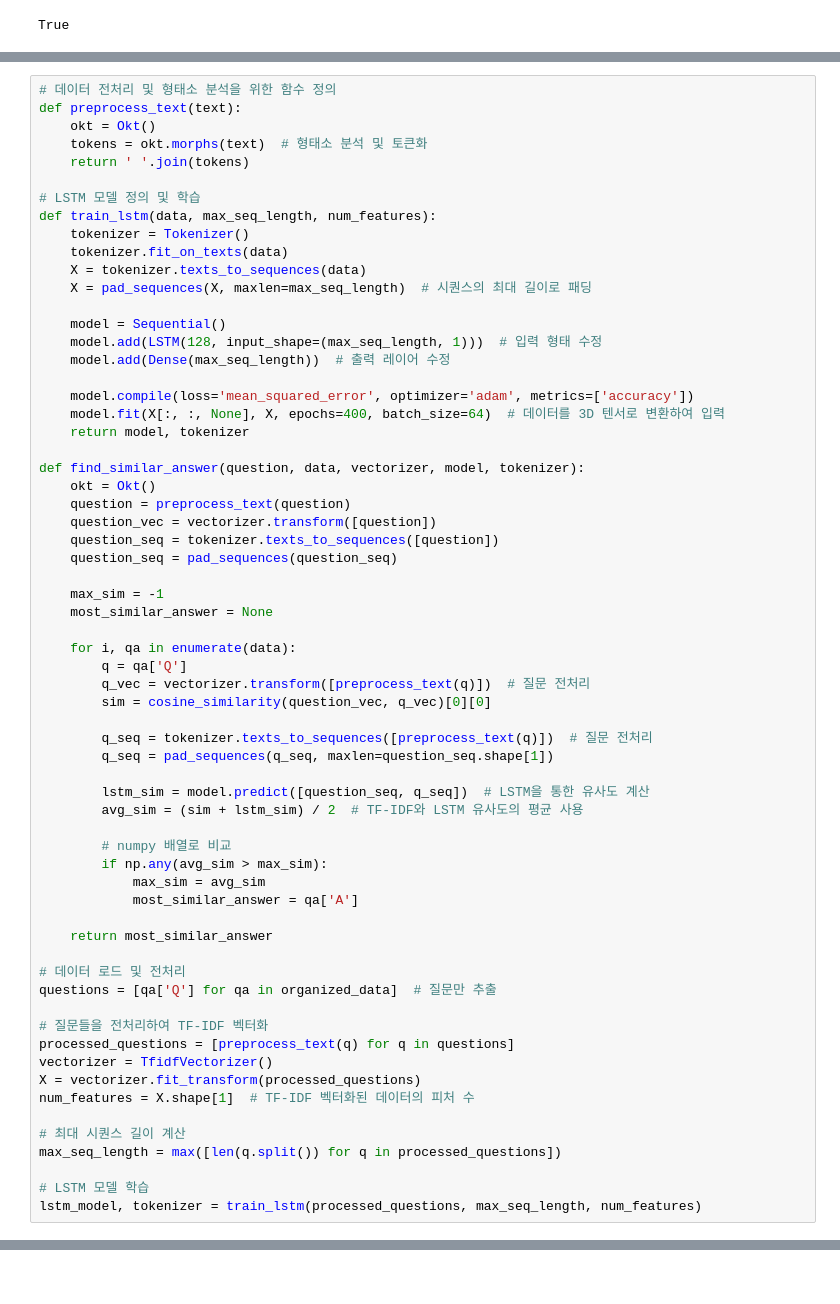
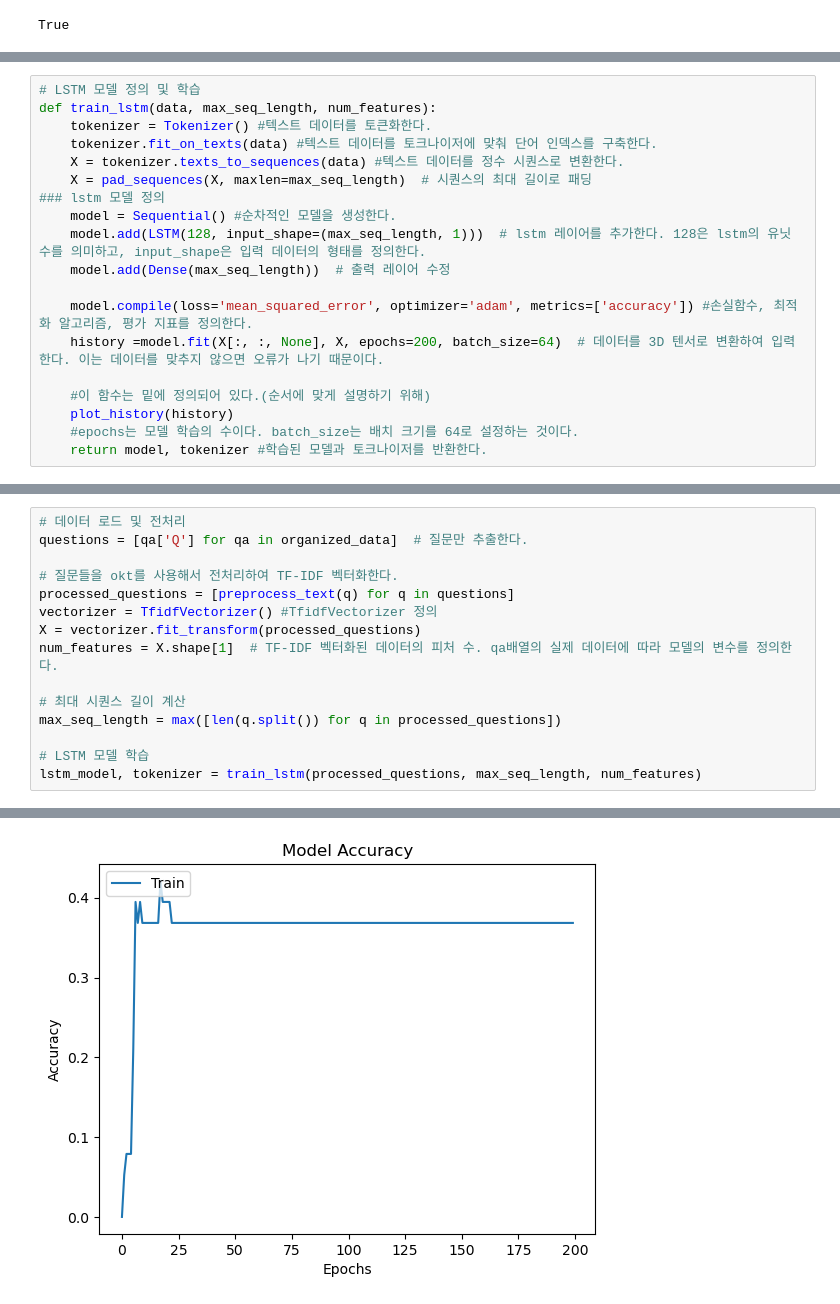
Before and after one commit to guraudrk/aikingsejong-python, a Jupyter notebook: WebcrawlingAndTokenize(2).ipynb, the cells around one changed output, grey strips where cells are left out. Drawn from its saved outputs; the diff is of its cells as text; blank space fills up the shorter version.

Commit message:
new commit(2024-06-07)
코드 설명, 개념 설명, 함수 설명을 마무리했다.
이제 말투 개선, lstm 모델 정확도 개선, 방학/2학기 계획을 추가하면 1학기 딥러닝 부분은 끝이 난다.

```diff
--- a/WebcrawlingAndTokenize(2).ipynb
+++ b/WebcrawlingAndTokenize(2).ipynb
@@ -229,0 +364,19 @@ True
+# %%
+# LSTM 모델 정의 및 학습
+def train_lstm(data, max_seq_length, num_features):
+    tokenizer = Tokenizer() #텍스트 데이터를 토큰화한다.
+    tokenizer.fit_on_texts(data) #텍스트 데이터를 토크나이저에 맞춰 단어 인덱스를 구축한다.
+    X = tokenizer.texts_to_sequences(data) #텍스트 데이터를 정수 시퀀스로 변환한다.
+    X = pad_sequences(X, maxlen=max_seq_length)  # 시퀀스의 최대 길이로 패딩
+### lstm 모델 정의
+    model = Sequential() #순차적인 모델을 생성한다.
+    model.add(LSTM(128, input_shape=(max_seq_length, 1)))  # lstm 레이어를 추가한다. 128은 lstm의 유닛 수를 의미하고, input_shape은 입력 데이터의 형태를 정의한다.
+    model.add(Dense(max_seq_length))  # 출력 레이어 수정
+
+    model.compile(loss='mean_squared_error', optimizer='adam', metrics=['accuracy']) #손실함수, 최적화 알고리즘, 평가 지표를 정의한다.
+    history =model.fit(X[:, :, None], X, epochs=200, batch_size=64)  # 데이터를 3D 텐서로 변환하여 입력한다. 이는 데이터를 맞추지 않으면 오류가 나기 때문이다.
+
+    #이 함수는 밑에 정의되어 있다.(순서에 맞게 설명하기 위해)
+    plot_history(history)
+    #epochs는 모델 학습의 수이다. batch_size는 배치 크기를 64로 설정하는 것이다.
+    return model, tokenizer #학습된 모델과 토크나이저를 반환한다.
@@ -230,61 +458,12 @@ True
 # %%
-# 데이터 전처리 및 형태소 분석을 위한 함수 정의
-def preprocess_text(text):
-    okt = Okt()
-    tokens = okt.morphs(text)  # 형태소 분석 및 토큰화
-    return ' '.join(tokens)
+# 데이터 로드 및 전처리
+questions = [qa['Q'] for qa in organized_data]  # 질문만 추출한다.
 
-# LSTM 모델 정의 및 학습
-def train_lstm(data, max_seq_length, num_features):
-    tokenizer = Tokenizer()
-    tokenizer.fit_on_texts(data)
-    X = tokenizer.texts_to_sequences(data)
-    X = pad_sequences(X, maxlen=max_seq_length)  # 시퀀스의 최대 길이로 패딩
-
-    model = Sequential()
-    model.add(LSTM(128, input_shape=(max_seq_length, 1)))  # 입력 형태 수정
-    model.add(Dense(max_seq_length))  # 출력 레이어 수정
-
-    model.compile(loss='mean_squared_error', optimizer='adam', metrics=['accuracy'])
-    model.fit(X[:, :, None], X, epochs=400, batch_size=64)  # 데이터를 3D 텐서로 변환하여 입력
-    return model, tokenizer
-
-def find_similar_answer(question, data, vectorizer, model, tokenizer):
-    okt = Okt()
-    question = preprocess_text(question)
-    question_vec = vectorizer.transform([question])
-    question_seq = tokenizer.texts_to_sequences([question])
-    question_seq = pad_sequences(question_seq)
-
-    max_sim = -1
-    most_similar_answer = None
-
-    for i, qa in enumerate(data):
-        q = qa['Q']
-        q_vec = vectorizer.transform([preprocess_text(q)])  # 질문 전처리
-        sim = cosine_similarity(question_vec, q_vec)[0][0]
-
-        q_seq = tokenizer.texts_to_sequences([preprocess_text(q)])  # 질문 전처리
-        q_seq = pad_sequences(q_seq, maxlen=question_seq.shape[1])
-
-        lstm_sim = model.predict([question_seq, q_seq])  # LSTM을 통한 유사도 계산
-        avg_sim = (sim + lstm_sim) / 2  # TF-IDF와 LSTM 유사도의 평균 사용
-
-        # numpy 배열로 비교
-        if np.any(avg_sim > max_sim):
-            max_sim = avg_sim
-            most_similar_answer = qa['A']
-
-    return most_similar_answer
-
-# 데이터 로드 및 전처리
-questions = [qa['Q'] for qa in organized_data]  # 질문만 추출
-
-# 질문들을 전처리하여 TF-IDF 벡터화
+# 질문들을 okt를 사용해서 전처리하여 TF-IDF 벡터화한다.
 processed_questions = [preprocess_text(q) for q in questions]
-vectorizer = TfidfVectorizer()
+vectorizer = TfidfVectorizer() #TfidfVectorizer 정의
 X = vectorizer.fit_transform(processed_questions)
-num_features = X.shape[1]  # TF-IDF 벡터화된 데이터의 피처 수
+num_features = X.shape[1]  # TF-IDF 벡터화된 데이터의 피처 수. qa배열의 실제 데이터에 따라 모델의 변수를 정의한다.
 
 # 최대 시퀀스 길이 계산
 max_seq_length = max([len(q.split()) for q in processed_questions])
@@ -311,0 +491 @@ Epoch 400/400
+[figure, added]
```
Also changed, not shown: parts of 26 cells of this notebook.
